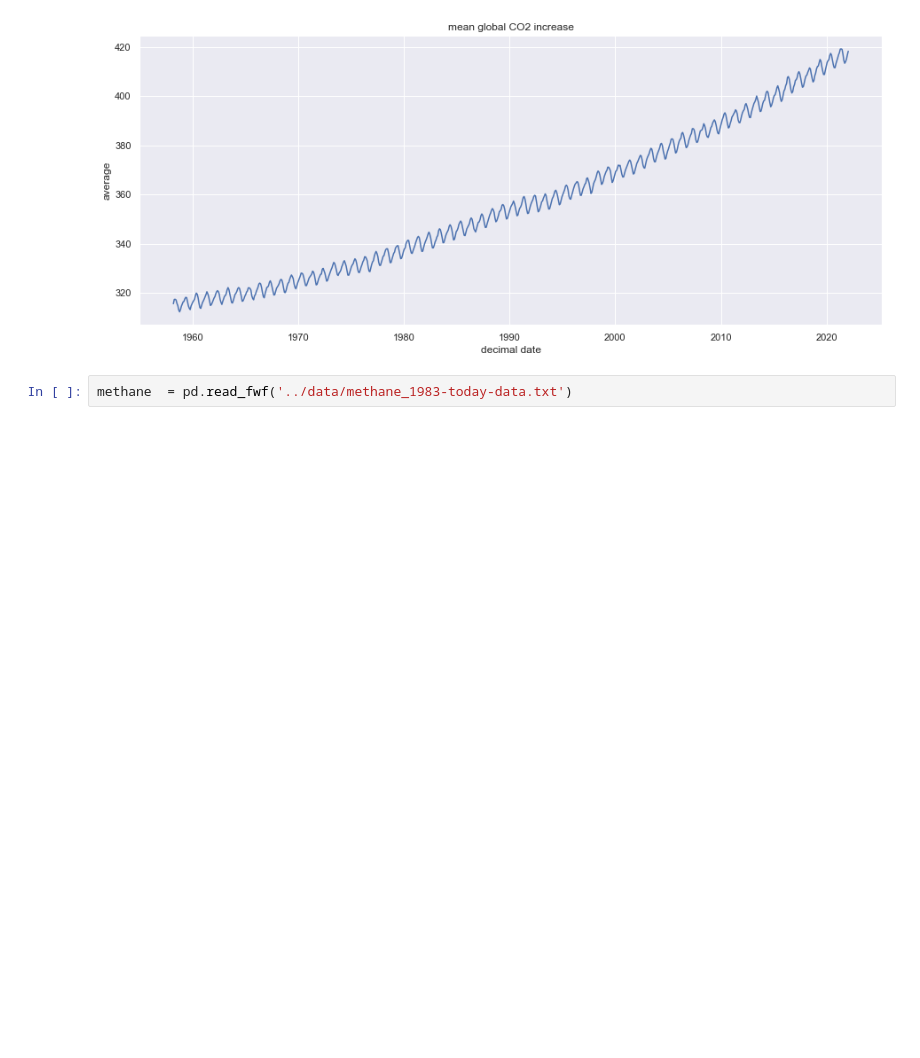
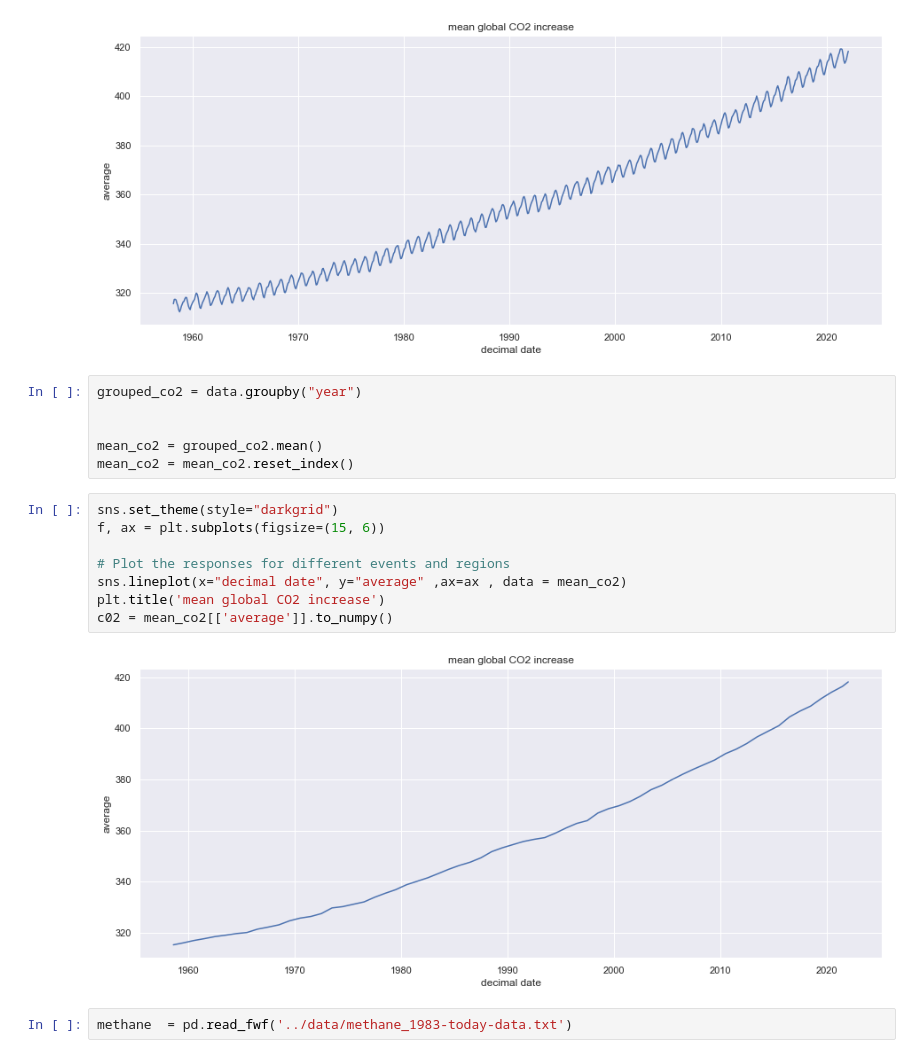
Before and after one commit to dafnep/ML-Climate-Final-Project-Template, a Jupyter notebook: src/data.ipynb, the cells around one changed output. Cells and saved outputs as stored; diff of their text form; blank space fills up the shorter version.

```diff
--- a/src/data.ipynb
+++ b/src/data.ipynb
@@ -120,6 +150,22 @@ plt.title('mean global CO2 increase')
 # %% [output]
 Text(0.5, 1.0, 'mean global CO2 increase')
 [figure]
+# %%
+grouped_co2 = data.groupby("year")
+
+
+mean_co2 = grouped_co2.mean()
+mean_co2 = mean_co2.reset_index()
+# %%
+sns.set_theme(style="darkgrid")
+f, ax = plt.subplots(figsize=(15, 6))
+
+# Plot the responses for different events and regions
+sns.lineplot(x="decimal date", y="average" ,ax=ax , data = mean_co2)
+plt.title('mean global CO2 increase')
+c02 = mean_co2[['average']].to_numpy()
+# %% [output]
+[figure, added]
 # %%
 methane  = pd.read_fwf('../data/methane_1983-today-data.txt')
 # %%
```
Also changed, not shown: parts of 9 cells of this notebook, 4 other files.
